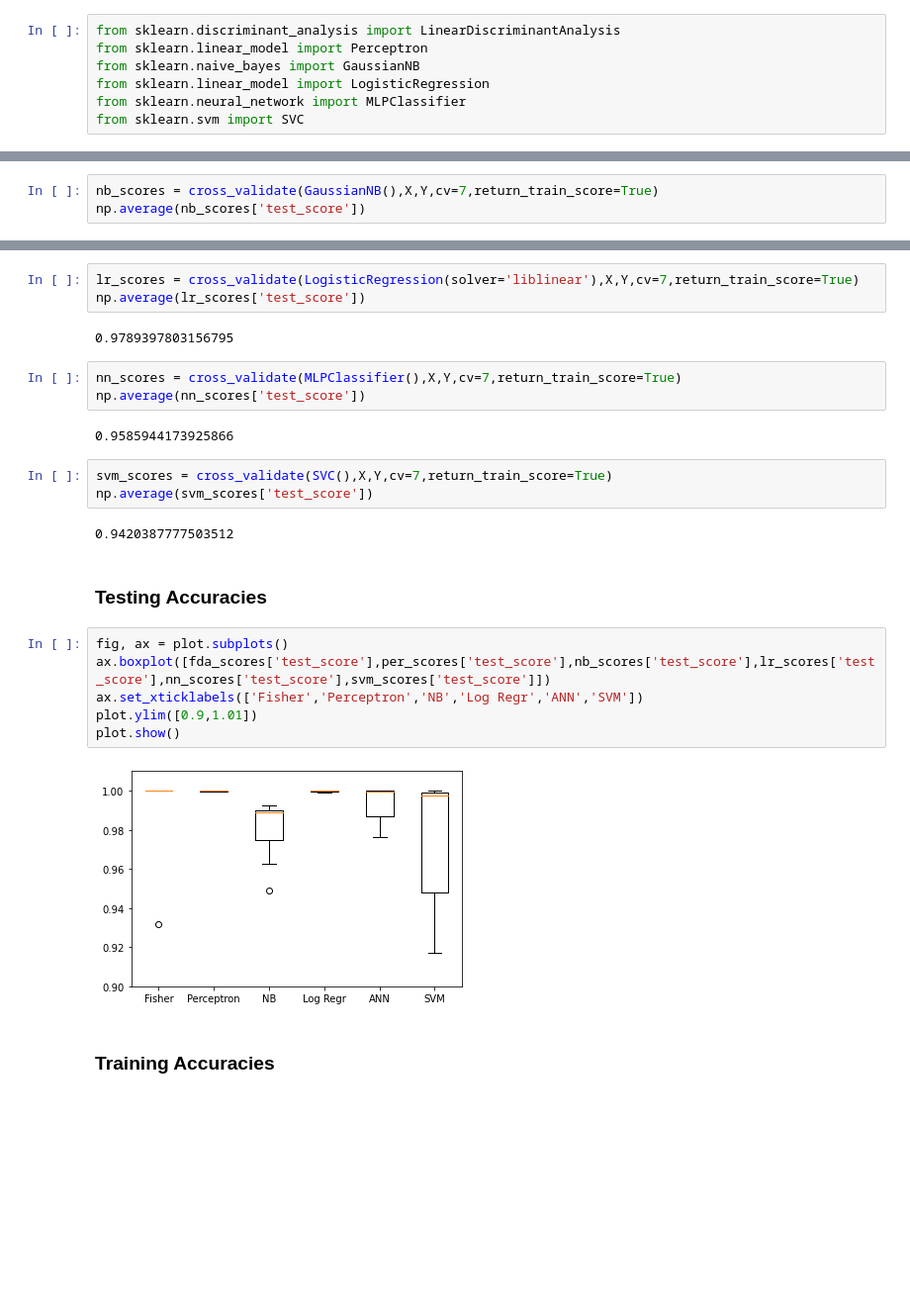
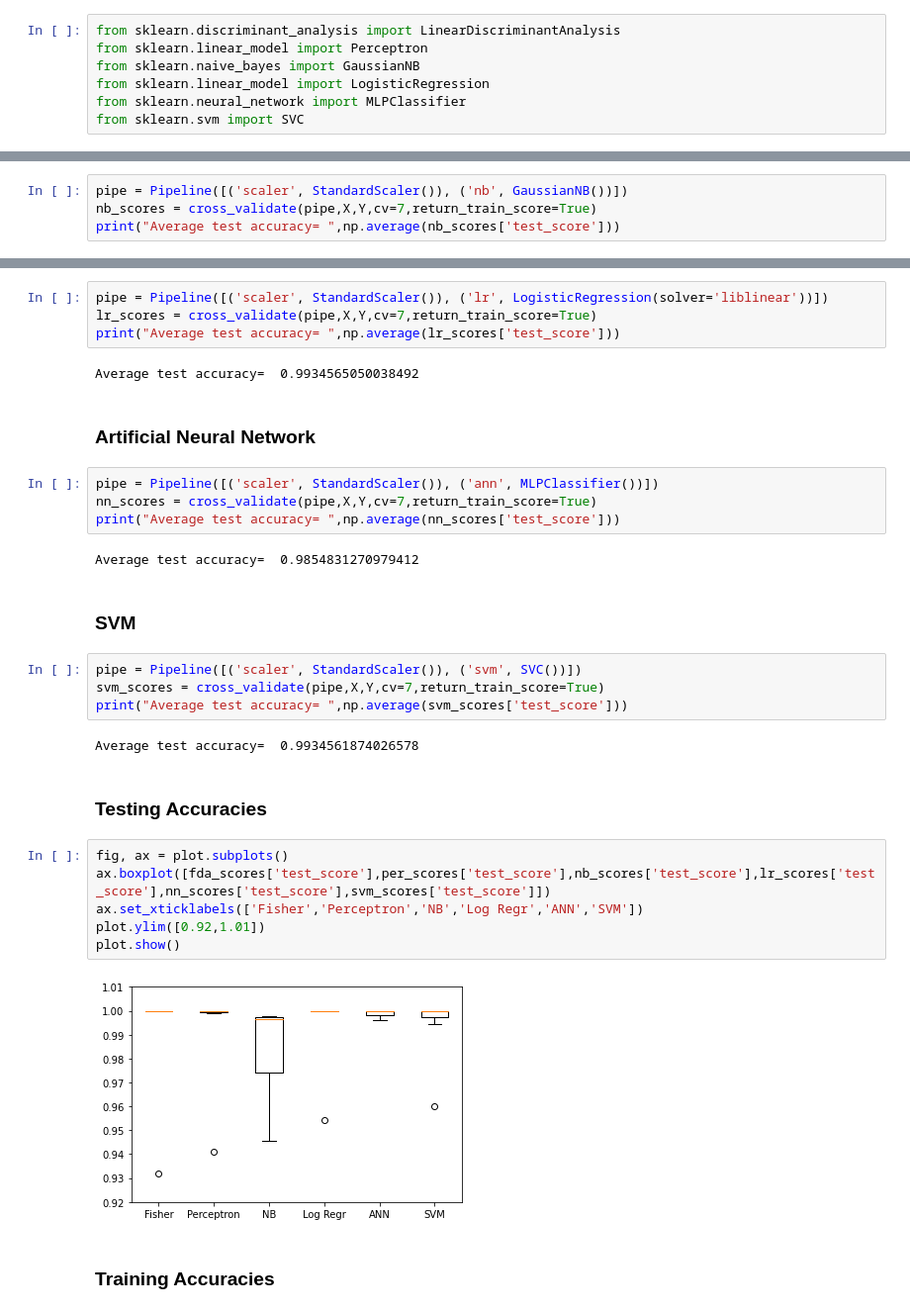
Before and after one commit to PavanReddy28/ML-assignment, a Jupyter notebook: Assignment-2/Comprehensive-Comparision/Comprehensive_Comparision.ipynb, the cells around one changed output, grey strips where cells are left out. Shown at 99% size. Cells and saved outputs as stored; diff of their text form; blank space fills up the shorter version.

```diff
--- a/Assignment-2/Comprehensive-Comparision/Comprehensive_Comparision.ipynb
+++ b/Assignment-2/Comprehensive-Comparision/Comprehensive_Comparision.ipynb
@@ -68,4 +77,5 @@ np.average(per_scores['test_score'])
 # %%
-nb_scores = cross_validate(GaussianNB(),X,Y,cv=7,return_train_score=True)
-np.average(nb_scores['test_score'])
+pipe = Pipeline([('scaler', StandardScaler()), ('nb', GaussianNB())])
+nb_scores = cross_validate(pipe,X,Y,cv=7,return_train_score=True)
+print("Average test accuracy= ",np.average(nb_scores['test_score']))
 # %% [output]
@@ -73,28 +85,35 @@ np.average(nb_scores['test_score'])
 # %%
-lr_scores = cross_validate(LogisticRegression(solver='liblinear'),X,Y,cv=7,return_train_score=True)
-np.average(lr_scores['test_score'])
+pipe = Pipeline([('scaler', StandardScaler()), ('lr', LogisticRegression(solver='liblinear'))])
+lr_scores = cross_validate(pipe,X,Y,cv=7,return_train_score=True)
+print("Average test accuracy= ",np.average(lr_scores['test_score']))
 # %% [output]
-0.9789397803156795
+Average test accuracy=  0.9934565050038492
+# %% [markdown]
+### Artificial Neural Network
 # %%
-nn_scores = cross_validate(MLPClassifier(),X,Y,cv=7,return_train_score=True)
-np.average(nn_scores['test_score'])
+pipe = Pipeline([('scaler', StandardScaler()), ('ann', MLPClassifier())])
+nn_scores = cross_validate(pipe,X,Y,cv=7,return_train_score=True)
+print("Average test accuracy= ",np.average(nn_scores['test_score']))
 # %% [output]
-0.9585944173925866
+Average test accuracy=  0.9854831270979412
+# %% [markdown]
+### SVM
 # %%
-svm_scores = cross_validate(SVC(),X,Y,cv=7,return_train_score=True)
-np.average(svm_scores['test_score'])
+pipe = Pipeline([('scaler', StandardScaler()), ('svm', SVC())])
+svm_scores = cross_validate(pipe,X,Y,cv=7,return_train_score=True)
+print("Average test accuracy= ",np.average(svm_scores['test_score']))
 # %% [output]
-0.9420387777503512
+Average test accuracy=  0.9934561874026578
 # %% [markdown]
 ### Testing Accuracies
 # %%
 fig, ax = plot.subplots()
 ax.boxplot([fda_scores['test_score'],per_scores['test_score'],nb_scores['test_score'],lr_scores['test_score'],nn_scores['test_score'],svm_scores['test_score']])
 ax.set_xticklabels(['Fisher','Perceptron','NB','Log Regr','ANN','SVM'])
-plot.ylim([0.9,1.01])
+plot.ylim([0.92,1.01])
 plot.show()
 # %% [output]
-[figure, old version]
+[figure, new version]
 # %% [markdown]
 ### Training Accuracies
 # %%
```
Also changed, not shown: parts of 9 cells of this notebook.
